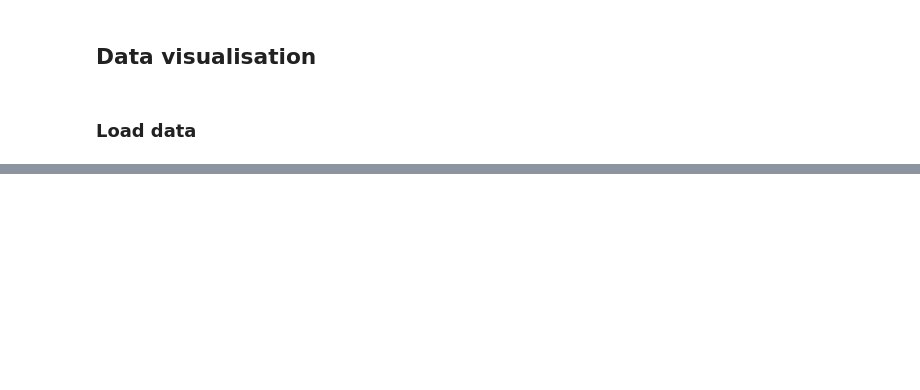
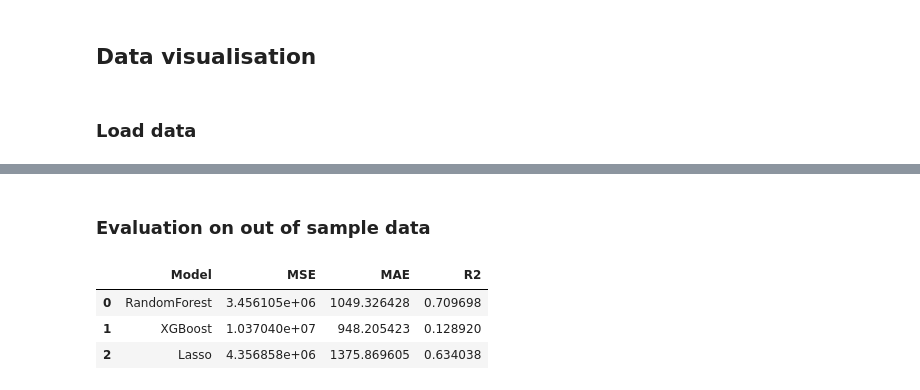
Before and after one commit to KacperSokolowski/MA, a Jupyter notebook: modeling_notebook.ipynb, the cells around one changed output, grey strips where cells are left out. Drawn from its saved outputs; the diff is of its cells as text; code cells hidden in the pictures; blank space fills up the shorter version.

```diff
--- a/modeling_notebook.ipynb
+++ b/modeling_notebook.ipynb
@@ -68,0 +254,28 @@ df1
+# %% [markdown]
+### Evaluation on out of sample data
+# %%
+results_comparison = {
+    'Model': ['RandomForest', 'XGBoost', 'Lasso'],
+    'MSE': [],
+    'MAE': [],
+    'R2': []
+}
+
+random_search_objects = [random_search_rf, random_search_xg, random_search_lasso]
+
+for rs in random_search_objects:
+    best_model = rs.best_estimator_
+    predictions = best_model.predict(x_test)
+
+    results_comparison['MSE'].append(mean_squared_error(y_test, predictions))
+    results_comparison['MAE'].append(mean_absolute_error(y_test, predictions))
+    results_comparison['R2'].append(r2_score(y_test, predictions))
+
+results_df = pd.DataFrame(results_comparison)
+
+results_df
+# %% [output]
+|  | Model | MSE | MAE | R2 |
+| 0 | RandomForest | 3.456105e+06 | 1049.326428 | 0.709698 |
+| 1 | XGBoost | 1.037040e+07 | 948.205423 | 0.128920 |
+| 2 | Lasso | 4.356858e+06 | 1375.869605 | 0.634038 |
```
Also changed, not shown: parts of 26 cells of this notebook, 1 other file.
